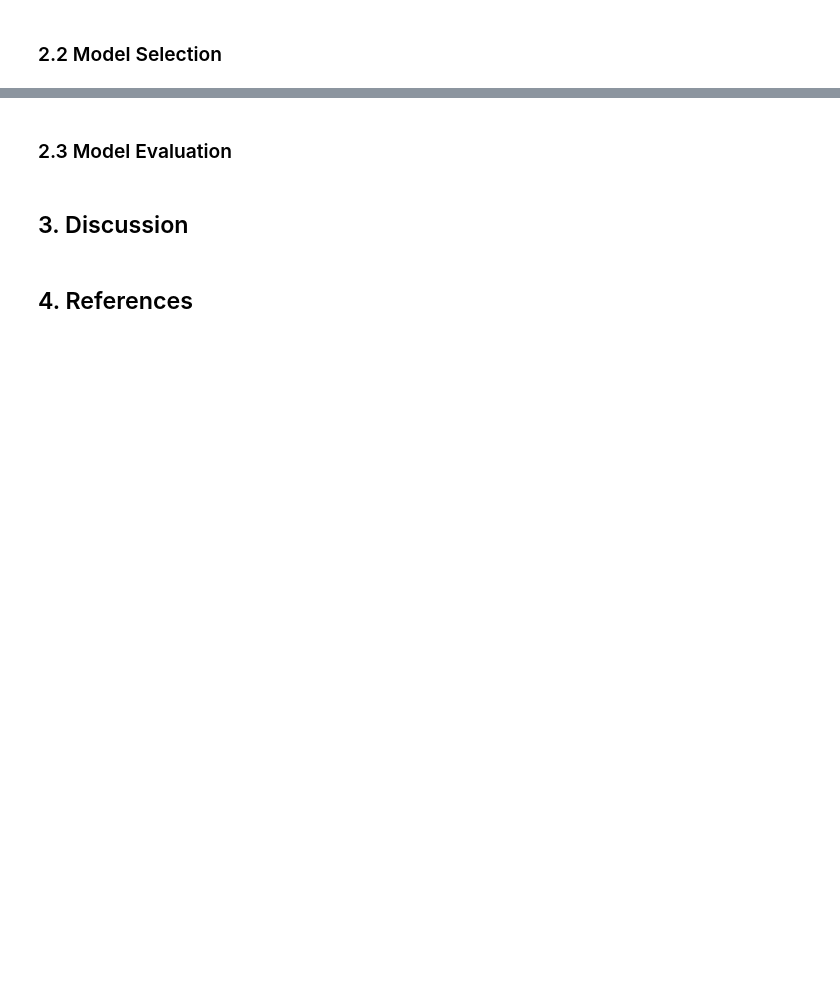
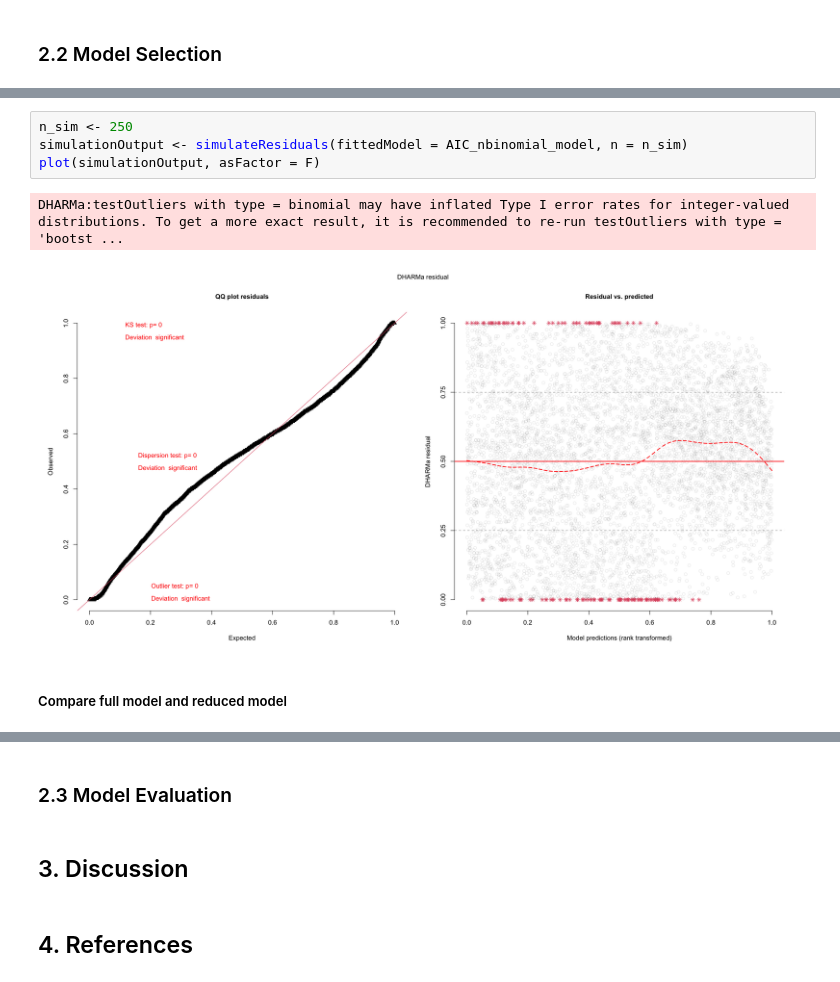
Before and after one commit to xiaohu1122/538A_project, a Jupyter notebook: 538A_Final_Project.ipynb, the cells around one changed output, grey strips where cells are left out. Drawn from its saved outputs; the diff is of its cells as text; blank space fills up the shorter version.

```diff
--- a/538A_Final_Project.ipynb
+++ b/538A_Final_Project.ipynb
@@ -121,0 +289,9 @@ bike_training
+# %%
+n_sim <- 250
+simulationOutput <- simulateResiduals(fittedModel = AIC_nbinomial_model, n = n_sim)
+plot(simulationOutput, asFactor = F)
+# %% [output]
+DHARMa:testOutliers with type = binomial may have inflated Type I error rates for integer-valued distributions. To get a more exact result, it is recommended to re-run testOutliers with type = 'bootst ...
+[figure, added]
+# %% [markdown]
+##### Compare full model and reduced model
```
Also changed, not shown: parts of 24 cells of this notebook.
